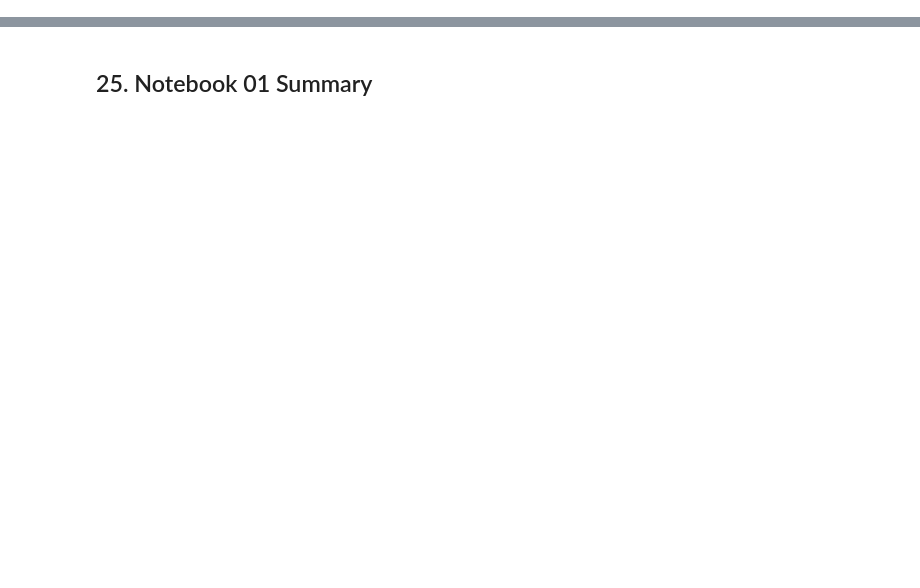
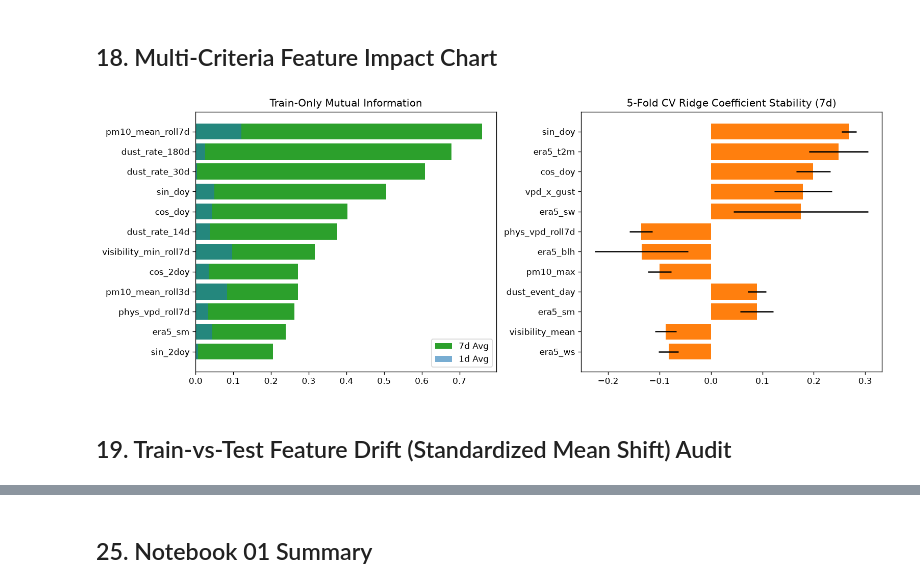
Before and after one commit to Abdelrahman1wael/sandstorm_forecasting, a Jupyter notebook: 04_Notebooks/01_feature_engineering_and_impact.ipynb, the cells around one changed output, grey strips where cells are left out. Cells and saved outputs as stored; diff of their text form; code cells hidden in the pictures; blank space fills up the shorter version.

```diff
--- a/04_Notebooks/01_feature_engineering_and_impact.ipynb
+++ b/04_Notebooks/01_feature_engineering_and_impact.ipynb
@@ -302,0 +165,6 @@ Clean hourly dataset & anti-leakage checks PASSED.
+# %%
+mi_1 = mutual_info_regression(X_tr, train_df['target_avg_pm10_1d'].values, random_state=42)
+mi_7 = mutual_info_regression(X_tr, train_df['target_avg_pm10_7d'].values, random_state=42)
+mi_15 = mutual_info_regression(X_tr, train_df['target_avg_pm10_15d'].values, random_state=42)
+mi_df = pd.DataFrame({'Feature': feature_cols, 'MI_1d': np.round(mi_1,4), 'MI_7d': np.round(mi_7,4), 'MI_15d': np.round(mi_15,4)}).sort_values('MI_7d', ascending=False)
+print(mi_df.head(12).to_string(index=False))
@@ -302,0 +187,6 @@ Clean hourly dataset & anti-leakage checks PASSED.
+# %%
+mic_1 = mutual_info_classif(X_tr, train_df['target_evt_any_1d'].values, random_state=42)
+mic_7 = mutual_info_classif(X_tr, train_df['target_evt_any_7d'].values, random_state=42)
+mi_df['MI_Cls_1d'] = [round(mic_1[feature_cols.index(f)], 4) for f in mi_df['Feature']]
+mi_df['MI_Cls_7d'] = [round(mic_7[feature_cols.index(f)], 4) for f in mi_df['Feature']]
+print(mi_df.sort_values('MI_Cls_1d', ascending=False).head(10)[['Feature','MI_Cls_1d','MI_Cls_7d']].to_string(index=False))
@@ -302,0 +229,11 @@ Clean hourly dataset & anti-leakage checks PASSED.
+# %%
+n_tr = len(X_tr); min_tr = int(n_tr * 0.40); step = (n_tr - min_tr) // 5
+y7 = np.log1p(train_df['target_avg_pm10_7d'].values)
+coefs = []
+for f in range(5):
+    tr_i = np.arange(0, min_tr + f * step - GAP)
+    mdl = RidgeCV(alphas=[10.0, 50.0, 100.0]).fit(X_tr[tr_i], y7[tr_i])
+    coefs.append(mdl.coef_)
+coef_mean = np.mean(coefs, axis=0); coef_sd = np.std(coefs, axis=0)
+stab_df = pd.DataFrame({'Feature': feature_cols, 'Ridge_Mean': np.round(coef_mean,4), 'Ridge_SD': np.round(coef_sd,4), 'Abs_Mean': np.abs(coef_mean)}).sort_values('Abs_Mean', ascending=False)
+print(stab_df.head(12).to_string(index=False))
@@ -302,0 +254,16 @@ Clean hourly dataset & anti-leakage checks PASSED.
+# %% [markdown]
+## 18. Multi-Criteria Feature Impact Chart
+# %%
+fig, axes = plt.subplots(1, 2, figsize=(13, 5))
+top_mi = mi_df.head(12).iloc[::-1]
+axes[0].barh(top_mi['Feature'], top_mi['MI_7d'], color='#2ca02c', label='7d Avg')
+axes[0].barh(top_mi['Feature'], top_mi['MI_1d'], color='#1f77b4', alpha=0.6, label='1d Avg')
+axes[0].set_title('Train-Only Mutual Information'); axes[0].legend()
+top_r = stab_df.head(12).iloc[::-1]
+axes[1].barh(top_r['Feature'], top_r['Ridge_Mean'], xerr=top_r['Ridge_SD'], color='#ff7f0e')
+axes[1].set_title('5-Fold CV Ridge Coefficient Stability (7d)')
+plt.tight_layout()
+# %% [output]
+[figure, added]
+# %% [markdown]
+## 19. Train-vs-Test Feature Drift (Standardized Mean Shift) Audit
```
Also changed, not shown: parts of 95 cells of this notebook.
